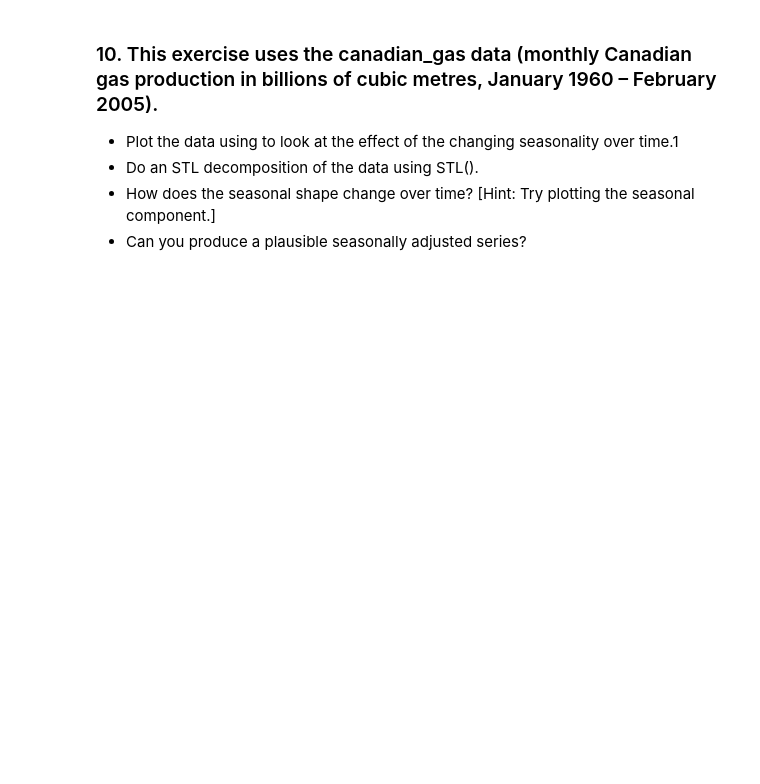
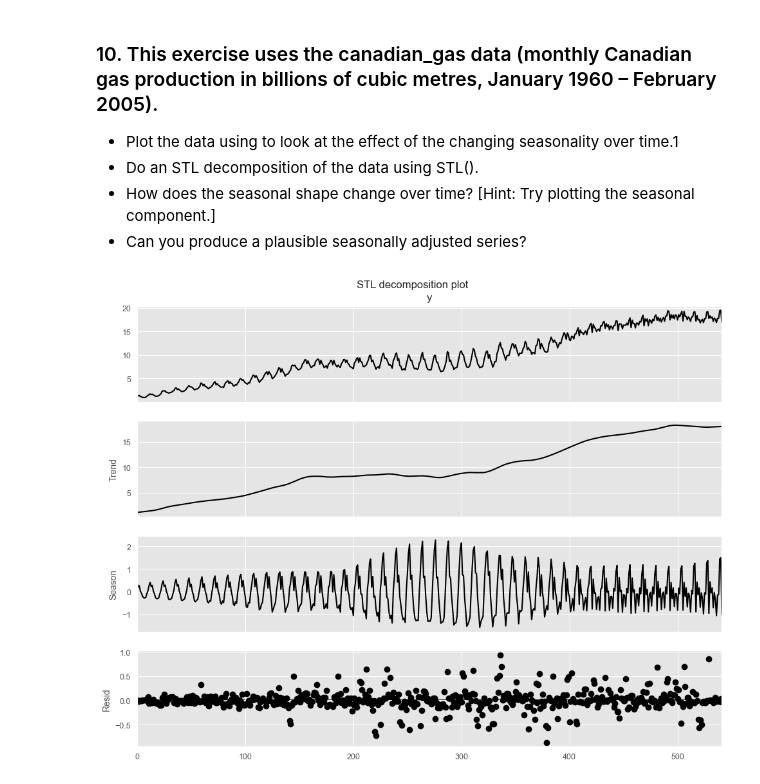
Before and after one commit to Le-Phu-Family/-Time-Series-Analysis-and-Forecasting-methods-, a Jupyter notebook: notebooks/Chapter 3 - Time Series Decomposition/Exercises for Chapter 3.ipynb, the cells around one changed output. Cells and saved outputs as stored; diff of their text form; code cells hidden in the pictures; blank space fills up the shorter version.

```diff
--- a/notebooks/Chapter 3 - Time Series Decomposition/Exercises for Chapter 3.ipynb
+++ b/notebooks/Chapter 3 - Time Series Decomposition/Exercises for Chapter 3.ipynb
@@ -336,3 +353,14 @@ plt.show()
 - Do an STL decomposition of the data using STL().
 - How does the seasonal shape change over time? [Hint: Try plotting the seasonal component.]
 - Can you produce a plausible seasonally adjusted series?
+# %%
+gas = pd.read_csv(DATA_DIR / "canadian_gas.csv", parse_dates = ['ds'])
+
+stl = STL(gas['y'], period = 12, robust = True)
+res = stl.fit()
+fig = res.plot()
+fig.set_size_inches(10,8)
+fig.suptitle('STL decomposition plot')
+plt.show()
+# %% [output]
+[figure, added]
```
Also changed, not shown: parts of 7 cells of this notebook.
